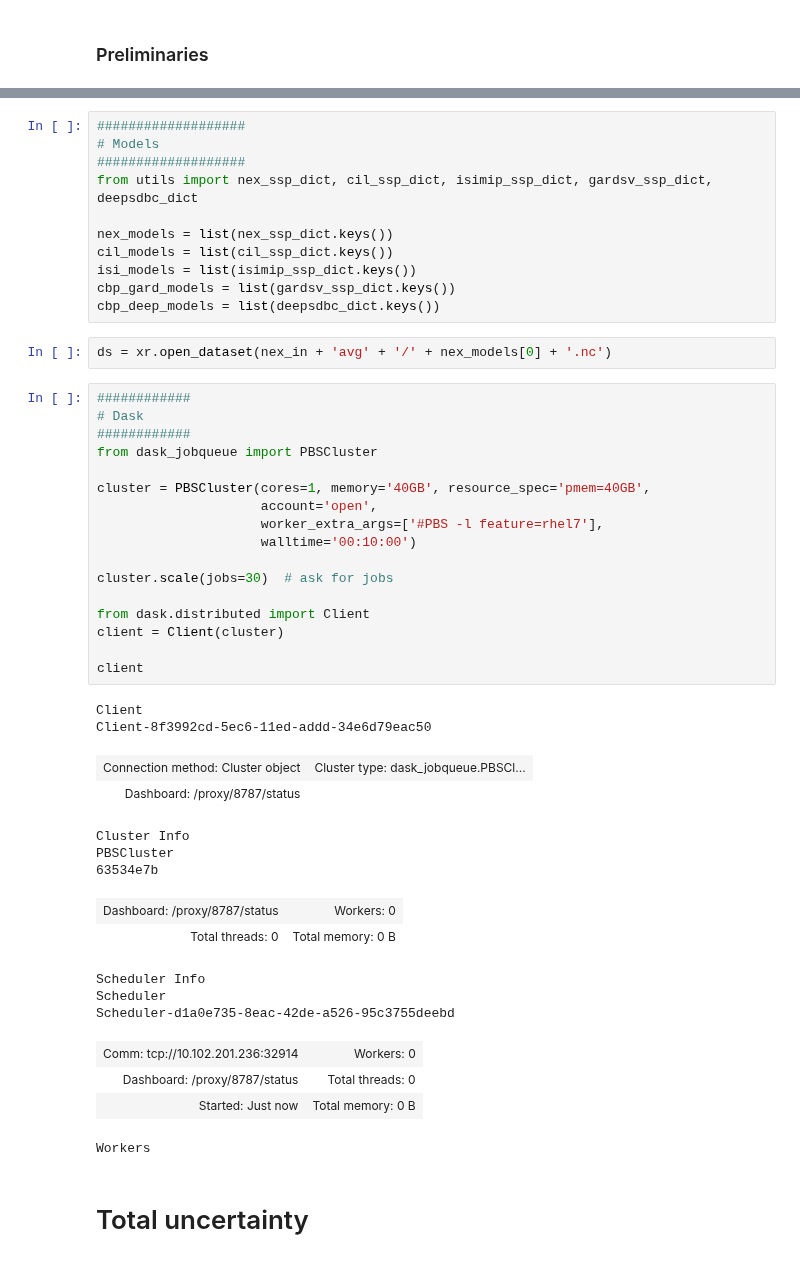
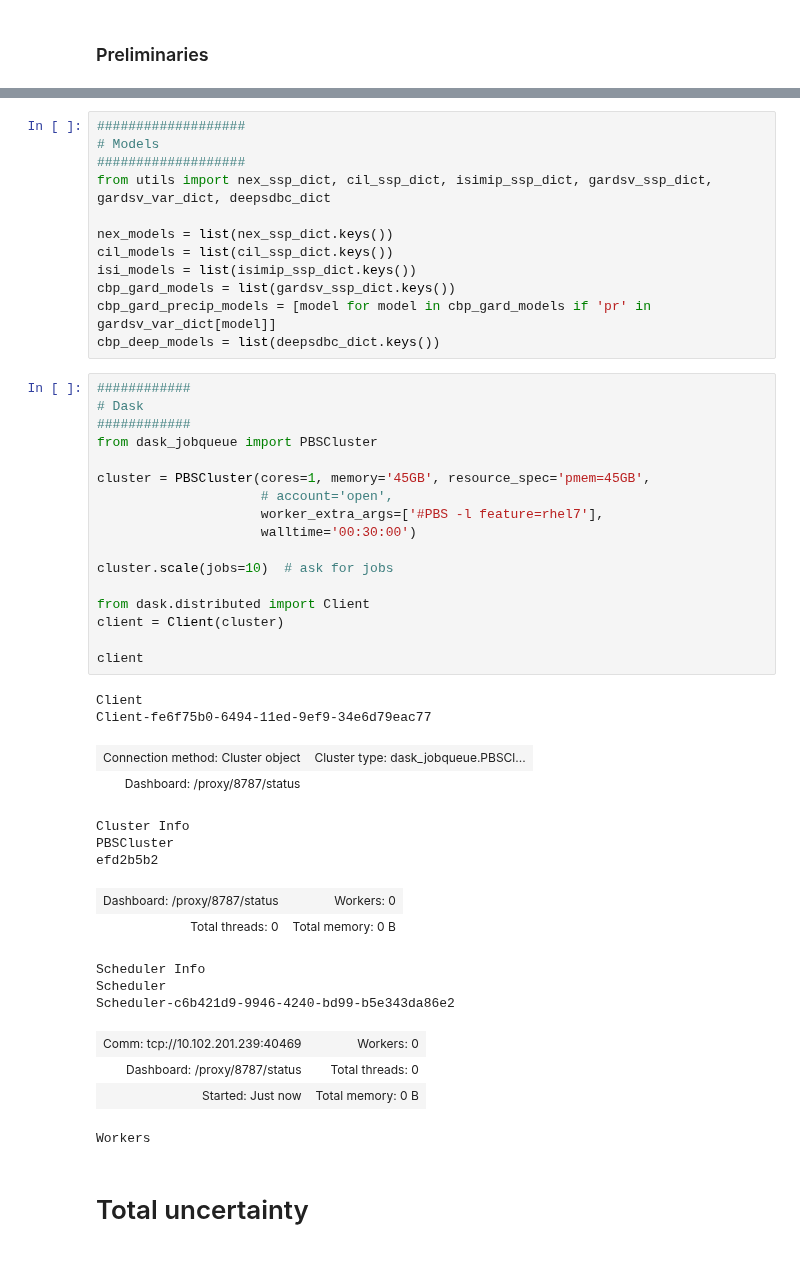
Before and after one commit to david0811/lafferty-sriver_2023_npjCliAtm, a Jupyter notebook: code/05_analysis.ipynb, the cells around one changed output, grey strips where cells are left out. Saved outputs shown, nothing was run; the diff lists cells and outputs as text.

```diff
--- a/code/05_analysis.ipynb
+++ b/code/05_analysis.ipynb
@@ -20,46 +20,45 @@ out_path = '/gpfs/group/kaf26/default/dcl5300/lafferty-sriver_inprep_tbh_DATA/uc
 ###################
 # Models
 ###################
-from utils import nex_ssp_dict, cil_ssp_dict, isimip_ssp_dict, gardsv_ssp_dict, deepsdbc_dict
+from utils import nex_ssp_dict, cil_ssp_dict, isimip_ssp_dict, gardsv_ssp_dict, gardsv_var_dict, deepsdbc_dict
 
 nex_models = list(nex_ssp_dict.keys())
 cil_models = list(cil_ssp_dict.keys())
 isi_models = list(isimip_ssp_dict.keys())
 cbp_gard_models = list(gardsv_ssp_dict.keys())
+cbp_gard_precip_models = [model for model in cbp_gard_models if 'pr' in gardsv_var_dict[model]]
 cbp_deep_models = list(deepsdbc_dict.keys())
-# %%
-ds = xr.open_dataset(nex_in + 'avg' + '/' + nex_models[0] + '.nc')
 # %%
 ############
 # Dask
 ############
 from dask_jobqueue import PBSCluster
 
-cluster = PBSCluster(cores=1, memory='40GB', resource_spec='pmem=40GB',
-                     account='open',
+cluster = PBSCluster(cores=1, memory='45GB', resource_spec='pmem=45GB',
+                     # account='open',
                      worker_extra_args=['#PBS -l feature=rhel7'],
-                     walltime='00:10:00')
+                     walltime='00:30:00')
 
-cluster.scale(jobs=30)  # ask for jobs
+cluster.scale(jobs=10)  # ask for jobs
 
 from dask.distributed import Client
 client = Client(cluster)
 
 client
 # %% [output]
 Client
-Client-8f3992cd-5ec6-11ed-addd-34e6d79eac50
+Client-fe6f75b0-6494-11ed-9ef9-34e6d79eac77
 | Connection method: Cluster object | Cluster type: dask_jobqueue.PBSCl... |
 | Dashboard: /proxy/8787/status |  |
 Cluster Info
 PBSCluster
-63534e7b
+efd2b5b2
 | Dashboard: /proxy/8787/status | Workers: 0 |
 | Total threads: 0 | Total memory: 0 B |
 Scheduler Info
 Scheduler
-Scheduler-d1a0e735-8eac-42de-a526-95c3755deebd
+Scheduler-c6b421d9-9946-4240-bd99-b5e343da86e2
-| Comm: tcp://10.102.201.236:32914 | Workers: 0 |
+| Comm: tcp://10.102.201.239:40469 | Workers: 0 |
 | Dashboard: /proxy/8787/status | Total threads: 0 |
 | Started: Just now | Total memory: 0 B |
 Workers
```
Also changed, not shown: parts of 35 cells of this notebook, 2 other files.
